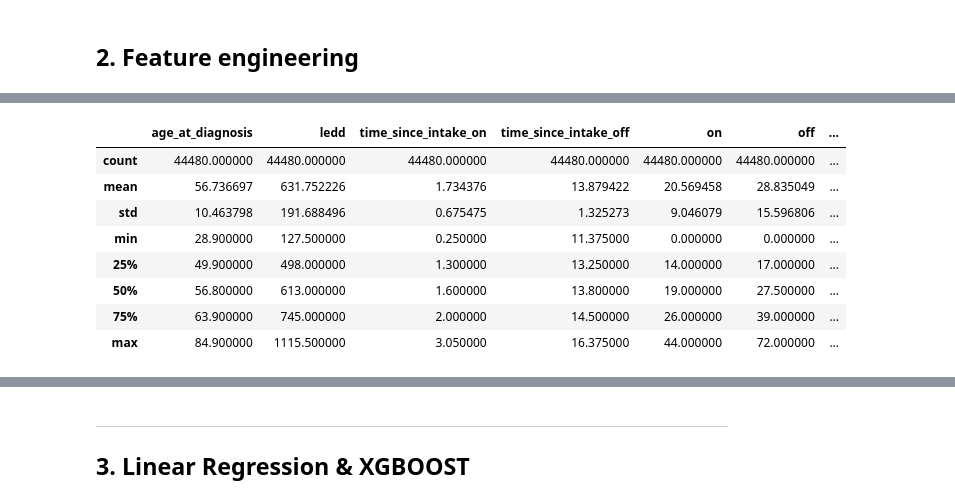
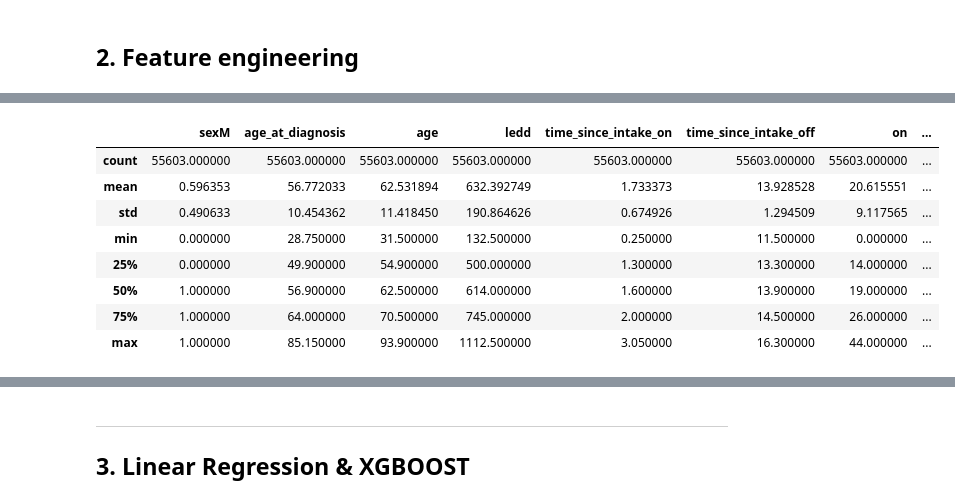
Before and after one commit to 237Fresnel/challengeIFIE2, a Jupyter notebook: Exercice1_Tutoriel_Iris.ipynb, the cells around one changed output, grey strips where cells are left out. Saved outputs shown, nothing was run; the diff lists cells and outputs as text; code cells hidden in the pictures.

```diff
--- a/Exercice1_Tutoriel_Iris.ipynb
+++ b/Exercice1_Tutoriel_Iris.ipynb
@@ -247,6 +253,8 @@ df.shape
 # %%
 #Suppression des colonnes inutiles
-X_test = X_test.drop(columns=["Index","age","sexM"])
-df = df.drop(columns=["Index","age","sexM"])
+X_test = X_test.drop(columns=["Index"])
+X_train = X_train.drop(columns=["Index"])
+y_train= y_train.drop(columns=["Index"])
+df = df.drop(columns=["Index"])
 df.shape
 # %% [output]
@@ -386,16 +435,16 @@ time_since_diagnosis     0
 dtype: int64
 # %%
-X_tr = X_tr.drop(columns=["patient_id"])
-X_ts = X_ts.drop(columns=["patient_id"])
+X_train = X_train.drop(columns=["patient_id"])
+#X_test = X_test.drop(columns=["patient_id"])
 X_test = X_test.drop(columns=["patient_id"])
 # %%
 #Boxplot pour visualiser les valeurs aberrantes
 
-num_cols = X_tr.select_dtypes(include=np.number).columns
+num_cols = X_train.select_dtypes(include=np.number).columns
 
 for col in num_cols:
     plt.figure(figsize=(4, 2))
-    plt.boxplot(X_tr[col])
+    plt.boxplot(X_train[col])
     plt.title(col)
     plt.show()
 # %% [output]
@@ -409,27 +464,26 @@ for col in num_cols:
 # %%
 # Gestion des valeurs aberrantes (winsorization)
-Q1 = X_tr[num_cols].quantile(0.25)
-Q3 = X_tr[num_cols].quantile(0.75)
+Q1 = X_train[num_cols].quantile(0.25)
+Q3 = X_train[num_cols].quantile(0.75)
 IQR = Q3 - Q1
 
 lower = Q1 - 1.5 * IQR
 upper = Q3 + 1.5 * IQR
 
 # Capping sur train et test avec les mêmes bornes
-X_tr[num_cols] = X_tr[num_cols].clip(lower=lower, upper=upper, axis=1)
-X_ts[num_cols] = X_ts[num_cols].clip(lower=lower, upper=upper, axis=1)
+X_train[num_cols] = X_train[num_cols].clip(lower=lower, upper=upper, axis=1)
 X_test[num_cols] = X_test[num_cols].clip(lower=lower, upper=upper, axis=1)
 
-X_tr[num_cols].describe()
+X_train[num_cols].describe()
 # %% [output]
-|  | age_at_diagnosis | ledd | time_since_intake_on | time_since_intake_off | on | off | ... |
-| count | 44480.000000 | 44480.000000 | 44480.000000 | 44480.000000 | 44480.000000 | 44480.000000 | ... |
-| mean | 56.736697 | 631.752226 | 1.734376 | 13.879422 | 20.569458 | 28.835049 | ... |
-| std | 10.463798 | 191.688496 | 0.675475 | 1.325273 | 9.046079 | 15.596806 | ... |
-| min | 28.900000 | 127.500000 | 0.250000 | 11.375000 | 0.000000 | 0.000000 | ... |
-| 25% | 49.900000 | 498.000000 | 1.300000 | 13.250000 | 14.000000 | 17.000000 | ... |
-| 50% | 56.800000 | 613.000000 | 1.600000 | 13.800000 | 19.000000 | 27.500000 | ... |
-| 75% | 63.900000 | 745.000000 | 2.000000 | 14.500000 | 26.000000 | 39.000000 | ... |
-| max | 84.900000 | 1115.500000 | 3.050000 | 16.375000 | 44.000000 | 72.000000 | ... |
+|  | sexM | age_at_diagnosis | age | ledd | time_since_intake_on | time_since_intake_off | on | ... |
+| count | 55603.000000 | 55603.000000 | 55603.000000 | 55603.000000 | 55603.000000 | 55603.000000 | 55603.000000 | ... |
+| mean | 0.596353 | 56.772033 | 62.531894 | 632.392749 | 1.733373 | 13.928528 | 20.615551 | ... |
+| std | 0.490633 | 10.454362 | 11.418450 | 190.864626 | 0.674926 | 1.294509 | 9.117565 | ... |
+| min | 0.000000 | 28.750000 | 31.500000 | 132.500000 | 0.250000 | 11.500000 | 0.000000 | ... |
+| 25% | 0.000000 | 49.900000 | 54.900000 | 500.000000 | 1.300000 | 13.300000 | 14.000000 | ... |
+| 50% | 1.000000 | 56.900000 | 62.500000 | 614.000000 | 1.600000 | 13.900000 | 19.000000 | ... |
+| 75% | 1.000000 | 64.000000 | 70.500000 | 745.000000 | 2.000000 | 14.500000 | 26.000000 | ... |
+| max | 1.000000 | 85.150000 | 93.900000 | 1112.500000 | 3.050000 | 16.300000 | 44.000000 | ... |
 # %%
 #verification
```
Also changed, not shown: parts of 33 cells of this notebook, 12 other files.
